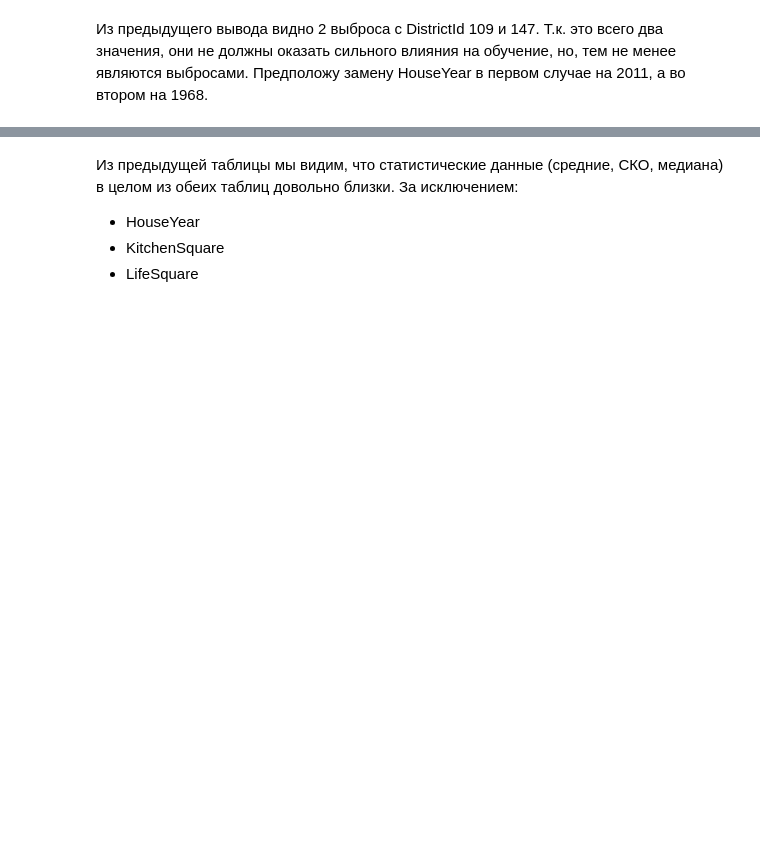
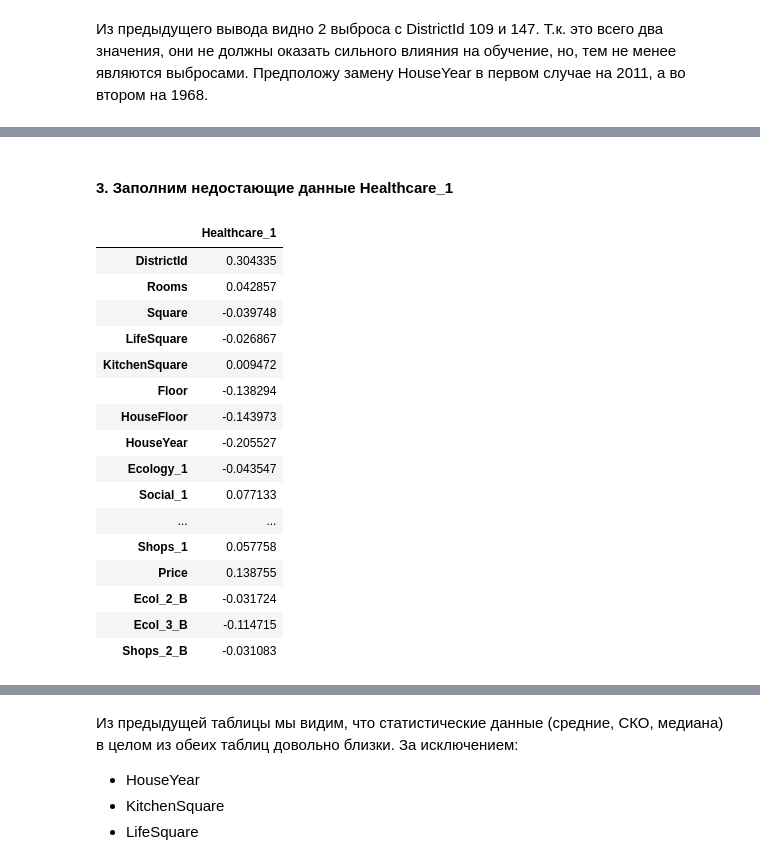
Before and after one commit to Gecod/DS_Python-Libs_2020.04-05, a Jupyter notebook: DS. Python Libs. Final project.ipynb, the cells around one changed output, grey strips where cells are left out. Saved outputs shown, nothing was run; the diff lists cells and outputs as text; code cells hidden in the pictures; blank space fills up the shorter version.

```diff
--- a/DS. Python Libs. Final project.ipynb
+++ b/DS. Python Libs. Final project.ipynb
@@ -248,3 +250,26 @@ pd.concat([train.loc[1497:1497,:], train.loc[4189:4189,:]], axis=0)
 |  | Id | DistrictId | Rooms | Square | LifeSquare | KitchenSquare | Floor | HouseFloor | HouseYear | ... |
 | 1497 | 10814 | 109 | 1.0 | 37.265070 | 20.239714 | 9.0 | 9 | 12.0 | 2011 | ... |
 | 4189 | 11607 | 147 | 2.0 | 44.791836 | 28.360393 | 5.0 | 4 | 9.0 | 1968 | ... |
+# %% [markdown]
+#### 3. Заполним недостающие данные Healthcare_1
+# %%
+# рассмотрим таблицу корреляций признака Healthcare_1
+train.corr()[['Healthcare_1']]
+# %% [output]
+|  | Healthcare_1 |
+| DistrictId | 0.304335 |
+| Rooms | 0.042857 |
+| Square | -0.039748 |
+| LifeSquare | -0.026867 |
+| KitchenSquare | 0.009472 |
+| Floor | -0.138294 |
+| HouseFloor | -0.143973 |
+| HouseYear | -0.205527 |
+| Ecology_1 | -0.043547 |
+| Social_1 | 0.077133 |
+| ... | ... |
+| Shops_1 | 0.057758 |
+| Price | 0.138755 |
+| Ecol_2_B | -0.031724 |
+| Ecol_3_B | -0.114715 |
+| Shops_2_B | -0.031083 |
```
Also changed, not shown: parts of 42 cells of this notebook.
